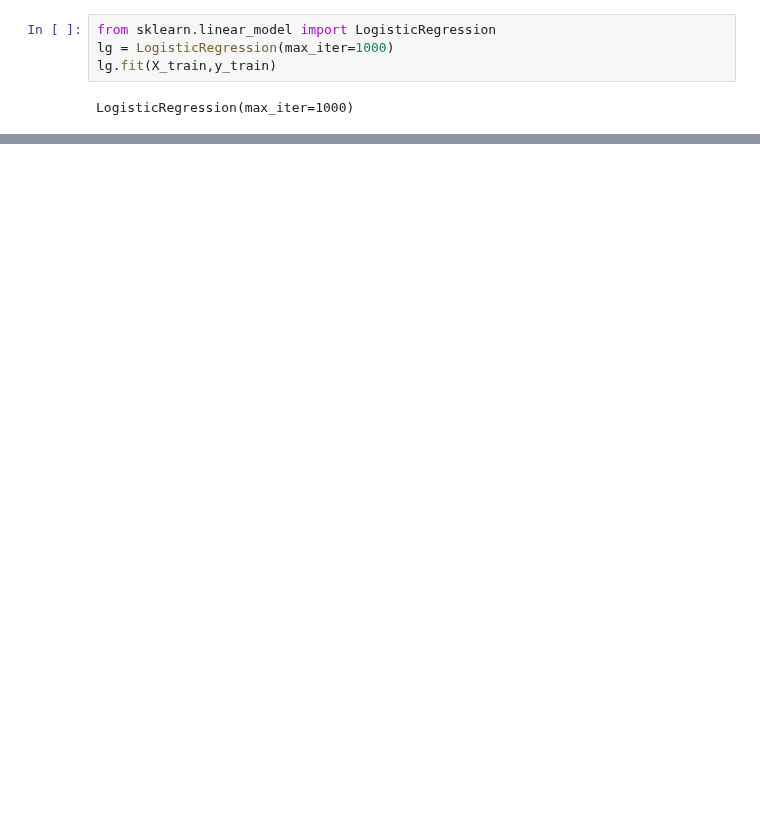
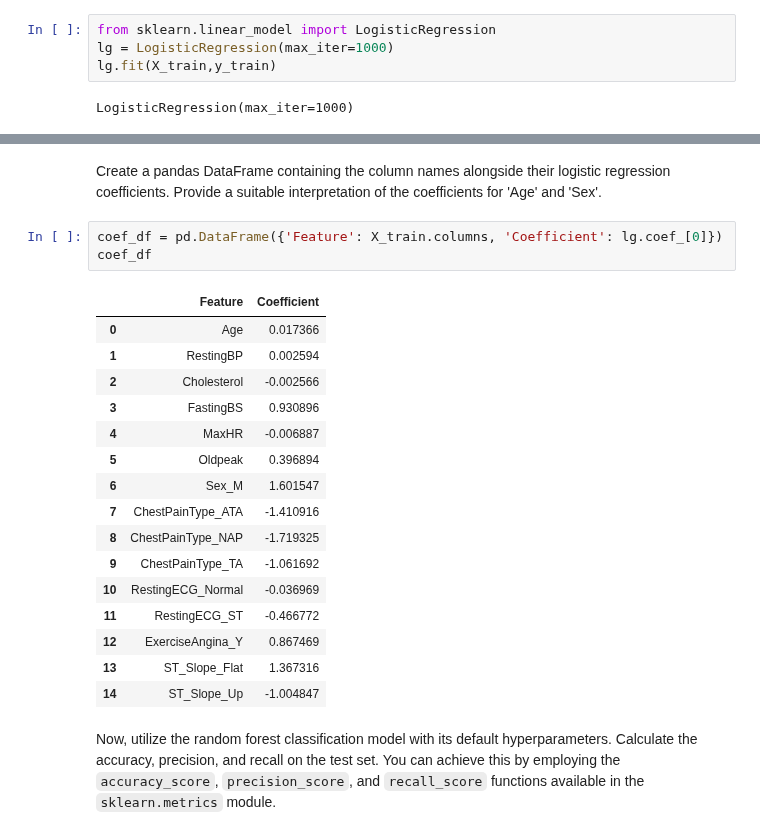
Before and after one commit to yoavram/PyDataSciBio, a Jupyter notebook: hw_solutions/hw4_classification_dimensionality_reduction.ipynb, the cells around one changed output, grey strips where cells are left out. Saved outputs shown, nothing was run; the diff lists cells and outputs as text; blank space fills up the shorter version.

```diff
--- a/hw_solutions/hw4_classification_dimensionality_reduction.ipynb
+++ b/hw_solutions/hw4_classification_dimensionality_reduction.ipynb
@@ -53,0 +115,24 @@ lg.score(X_test,y_test)
+# %% [markdown]
+Create a pandas DataFrame containing the column names alongside their logistic regression coefficients. Provide a suitable interpretation of the coefficients for 'Age' and 'Sex'.
+# %%
+coef_df = pd.DataFrame({'Feature': X_train.columns, 'Coefficient': lg.coef_[0]})
+coef_df
+# %% [output]
+|  | Feature | Coefficient |
+| 0 | Age | 0.017366 |
+| 1 | RestingBP | 0.002594 |
+| 2 | Cholesterol | -0.002566 |
+| 3 | FastingBS | 0.930896 |
+| 4 | MaxHR | -0.006887 |
+| 5 | Oldpeak | 0.396894 |
+| 6 | Sex_M | 1.601547 |
+| 7 | ChestPainType_ATA | -1.410916 |
+| 8 | ChestPainType_NAP | -1.719325 |
+| 9 | ChestPainType_TA | -1.061692 |
+| 10 | RestingECG_Normal | -0.036969 |
+| 11 | RestingECG_ST | -0.466772 |
+| 12 | ExerciseAngina_Y | 0.867469 |
+| 13 | ST_Slope_Flat | 1.367316 |
+| 14 | ST_Slope_Up | -1.004847 |
+# %% [markdown]
+Now, utilize the random forest classification model with its default hyperparameters. Calculate the accuracy, precision, and recall on the test set. You can achieve this by employing the `accuracy_score`, `precision_score`, and `recall_score` functions available in the `sklearn.metrics` module.
```
Also changed, not shown: parts of 32 cells of this notebook, 13 other files.
